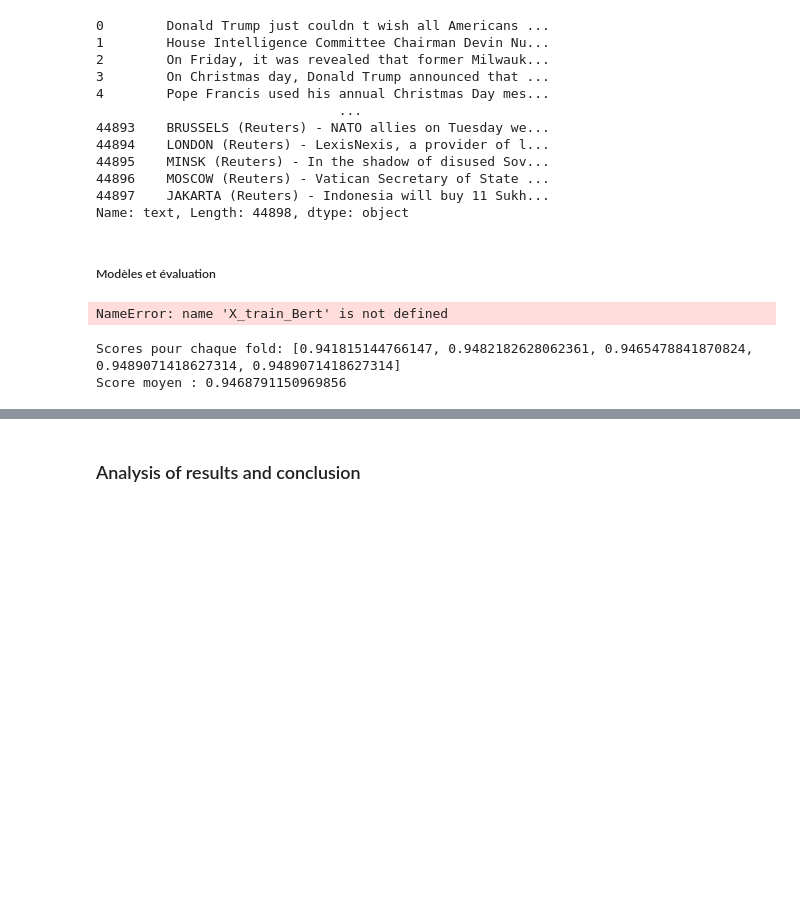
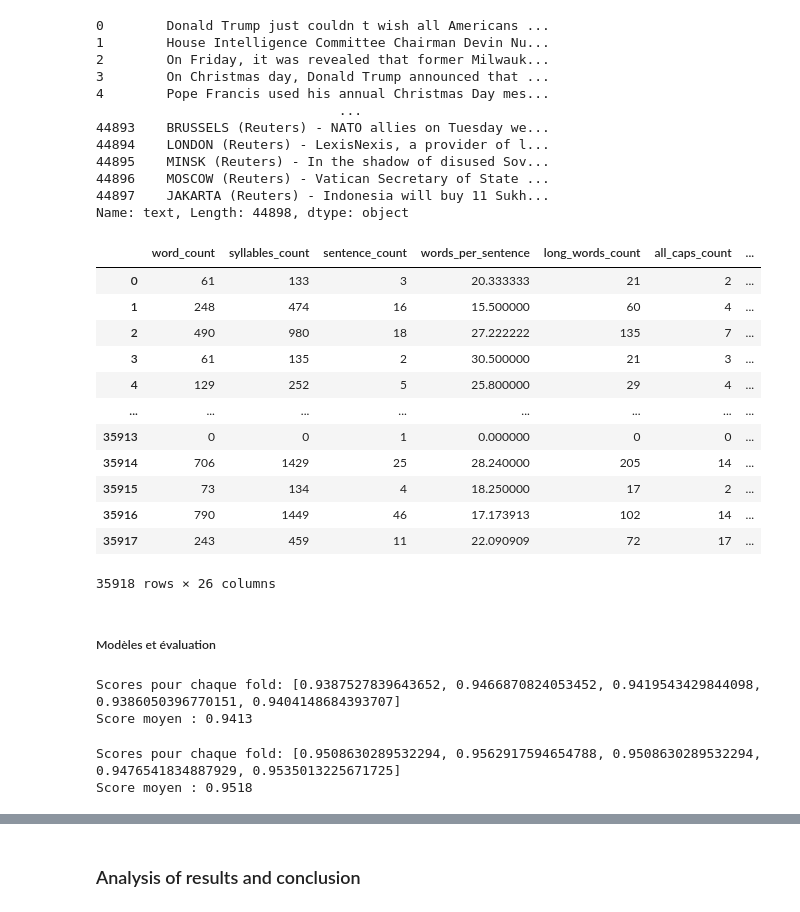
Before and after one commit to marcderoo/Fake_News_Detection, a Jupyter notebook: Isot_ntbk.ipynb, the cells around one changed output, grey strips where cells are left out. Drawn from its saved outputs; the diff is of its cells as text; code cells hidden in the pictures; blank space fills up the shorter version.

Commit message:
Model LC

```diff
--- a/Isot_ntbk.ipynb
+++ b/Isot_ntbk.ipynb
@@ -714,5 +755,21 @@ X_train_W2V, X_test_W2V = extract_word2vec_features(X_train, X_test)
 # X_train_Bert, X_test_Bert = extract_bert_features(X_train, X_test)
 X_train_LC, X_test_LC = extract_linguistic_cues(X_train, X_test)
+# %%
+X_train_LC
+# %% [output]
+|  | word_count | syllables_count | sentence_count | words_per_sentence | long_words_count | all_caps_count | ... |
+| 0 | 61 | 133 | 3 | 20.333333 | 21 | 2 | ... |
+| 1 | 248 | 474 | 16 | 15.500000 | 60 | 4 | ... |
+| 2 | 490 | 980 | 18 | 27.222222 | 135 | 7 | ... |
+| 3 | 61 | 135 | 2 | 30.500000 | 21 | 3 | ... |
+| 4 | 129 | 252 | 5 | 25.800000 | 29 | 4 | ... |
+| ... | ... | ... | ... | ... | ... | ... | ... |
+| 35913 | 0 | 0 | 1 | 0.000000 | 0 | 0 | ... |
+| 35914 | 706 | 1429 | 25 | 28.240000 | 205 | 14 | ... |
+| 35915 | 73 | 134 | 4 | 18.250000 | 17 | 2 | ... |
+| 35916 | 790 | 1449 | 46 | 17.173913 | 102 | 14 | ... |
+| 35917 | 243 | 459 | 11 | 22.090909 | 72 | 17 | ... |
+35918 rows × 26 columns
 # %%
 # np.save("X_train_W2V.npy", X_train_W2V)
 # np.save("X_test_W2V.npy", X_test_W2V)
@@ -773,18 +843,19 @@ def train_with_kfold(X, y, model_type="svm", k=5):
 # %%
 # model_ab, mean_scores_ab = train_with_kfold(X_train_W2V, y_train, model_type="adaboost", k=5)
 #53min 0.9395012064491544
-model_ab, mean_scores_ab = train_with_kfold(X_train_Bert, y_train, model_type="adaboost", k=5)
+model_ab, mean_scores_ab = train_with_kfold(X_train_LC, y_train, model_type="adaboost", k=5)
 #2min
 # %% [output]
-NameError: name 'X_train_Bert' is not defined
+Scores pour chaque fold: [0.9387527839643652, 0.9466870824053452, 0.9419543429844098, 0.9386050396770151, 0.9404148684393707]
+Score moyen : 0.9413
 # %%
 # model_gb, mean_scores_gb = train_with_kfold(X_train_W2V, y_train, model_type="gradient_boosting", k=5)
 #55min 0.9468791150969856
-model_gb, mean_scores_gb = train_with_kfold(X_train_Bert, y_train, model_type="gradient_boosting", k=5)
+model_gb, mean_scores_gb = train_with_kfold(X_train_LC, y_train, model_type="gradient_boosting", k=5)
 #2min
 # %% [output]
-Scores pour chaque fold: [0.941815144766147, 0.9482182628062361, 0.9465478841870824, 0.9489071418627314, 0.9489071418627314]
-Score moyen : 0.9468791150969856
+Scores pour chaque fold: [0.9508630289532294, 0.9562917594654788, 0.9508630289532294, 0.9476541834887929, 0.9535013225671725]
+Score moyen : 0.9518
 # %%
 # model_lr, mean_scores_lr = train_with_kfold(X_train_W2V, y_train, model_type="logistic_regression", k=5)
 #1s 0.9560387919447273
```
Also changed, not shown: parts of 17 cells of this notebook.
